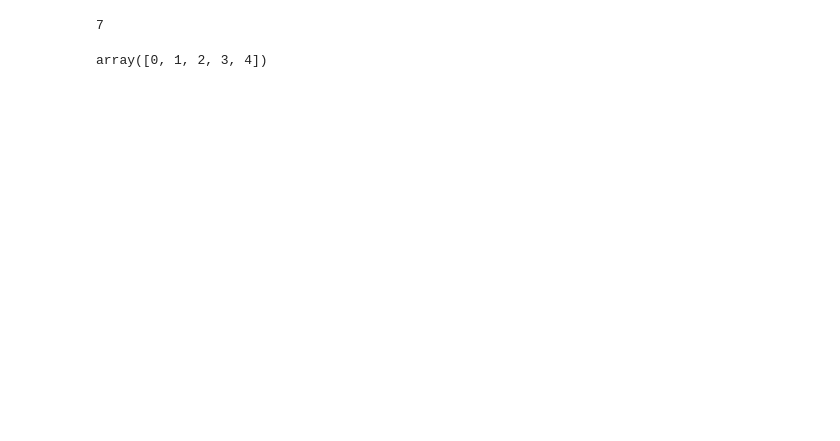
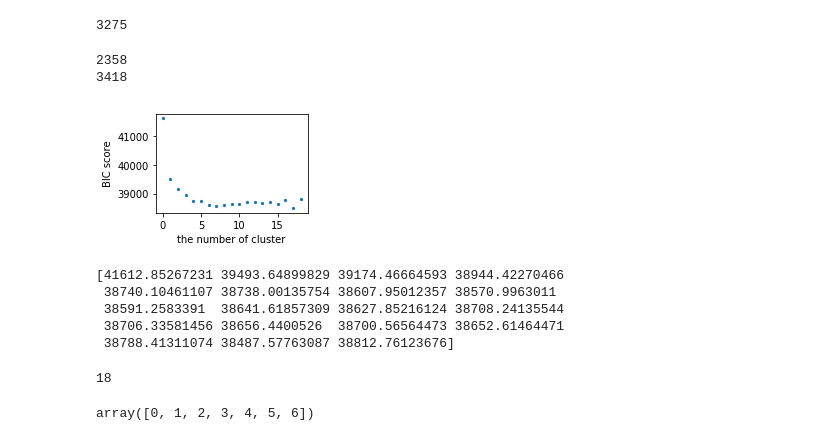
Before and after one commit to lusiliang93/thermal_model_rp884, a Jupyter notebook: cluster.ipynb, the cells around one changed output. Saved outputs shown, nothing was run; the diff lists cells and outputs as text; code cells hidden in the pictures; blank space fills up the shorter version.

```diff
--- a/cluster.ipynb
+++ b/cluster.ipynb
@@ -8,34 +12,63 @@ import itertools
 # %%
 data_new = pd.read_csv('raw_new.csv', sep=',',engine='python')
-x = data_new[['INSUL','TAAV','RH','dayav_ta','dayav_rh']]
+#x = data_new[['INSUL','TAAV','RH','dayav_ta','dayav_rh','MET','TRAV']]
+x = data_new[['TAAV','RH','TRAV']]
+#x = data_new[['RH','TAAV']]
+#normalize
+# scaler = StandardScaler()
+# x = scaler.fit_transform(x)
 # raw y without rounding
-y = data_new[['ASH']]
-y = y.round()
-tmax = x['TAAV'].max()
-tmin = x['TAAV'].min()
+y = data_new['ASH']
+y = y.round().astype(int)
+print(len(y))
+# %% [output]
+3275
+# %%
+data_new = pd.read_csv('raw.csv', sep=',',engine='python')
+y0 = data_new['ASH']
+print(np.shape(np.where(y0==0))[1])
+print(np.shape(np.where(y0!=0))[1])
+# %% [output]
+2358
+3418
 # %%
 lowest_bic = np.infty
-bic = []
-n_components_range = range(1, 8)
-cv_types = ['spherical', 'tied', 'diag', 'full']
+# it seems to converge to local???
+n_components_range = range(1, 20)
+#cv_types = ['spherical', 'tied', 'diag', 'full']
+cv_types = ['full']
+i = 0
 for cv_type in cv_types:
+    bic = []
+    i += 1
     for n_components in n_components_range:
         # Fit a Gaussian mixture with EM
         gmm = mixture.GaussianMixture(n_components=n_components,
                                       covariance_type=cv_type)
         gmm.fit(x)
         bic.append(gmm.bic(x))
         if bic[-1] < lowest_bic:
             lowest_bic = bic[-1]
             best_gmm = gmm
             best_n = n_components
-            best_cov = cv_type
+    bic = np.array(bic)
+    plt.subplot(2,2,i)
+    plt.xlabel('the number of cluster')
+    plt.ylabel('BIC score')
+    plt.scatter(range(len(bic)),bic,s=5)
+    plt.show()
 
-bic = np.array(bic)
-color_iter = itertools.cycle(['navy', 'turquoise', 'cornflowerblue',
-                              'darkorange'])
-clf = best_gmm
+# color_iter = itertools.cycle(['navy', 'turquoise', 'cornflowerblue',
+#                               'darkorange'])
+gmm = best_gmm
+print(bic)
 best_n
 # %% [output]
+[figure, added]
-7
+[41612.85267231 39493.64899829 39174.46664593 38944.42270466
+ 38740.10461107 38738.00135754 38607.95012357 38570.9963011
+ 38591.2583391  38641.61857309 38627.85216124 38708.24135544
+ 38706.33581456 38656.4400526  38700.56564473 38652.61464471
+ 38788.41311074 38487.57763087 38812.76123676]
+18
 # %%
@@ -43,6 +76,9 @@ gmm = mixture.GaussianMixture(n_components=5, covariance_type='diag')
 # %%
-train = gmm.fit(x)
+gmm.fit(x)
+#gmm.fit(z)
+# testing should be different from training!!!
 cluster = gmm.predict(x)
+#cluster = gmm.predict(z)
 np.unique(cluster)
 # %% [output]
-array([0, 1, 2, 3, 4])
+array([0, 1, 2, 3, 4, 5, 6])
```
Also changed, not shown: parts of 35 cells of this notebook, 39 other files.
